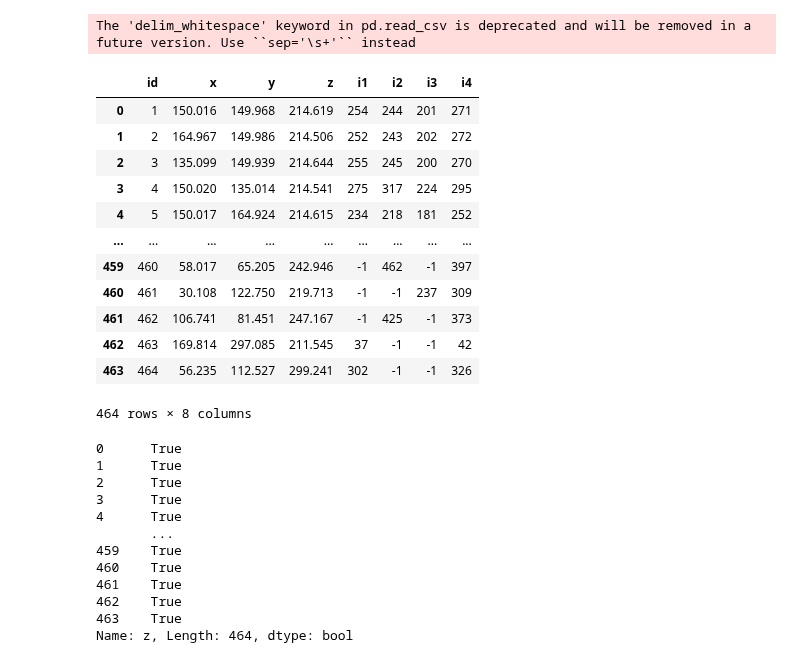
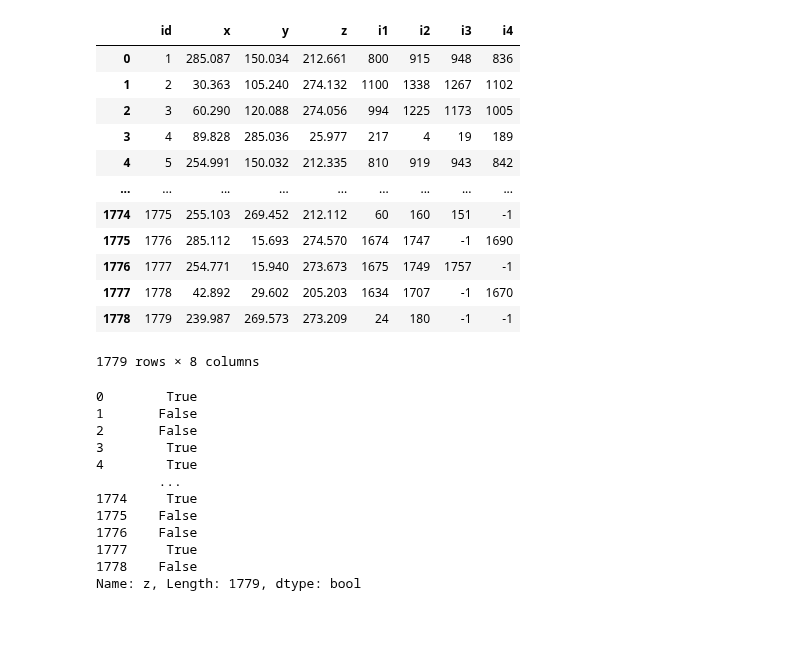
Before and after one commit to OpenPTV/proPTV_OpenPTV_MyPTV_comparison, a Jupyter notebook: OpenPTV_LineOfSight/visualize_each_plane.ipynb, the cells around one changed output. Drawn from its saved outputs; the diff is of its cells as text; code cells hidden in the pictures; blank space fills up the shorter version.

Commit message:
alex new calibration with all the points, but from GUI
need to create a notebook with the same approach

```diff
--- a/OpenPTV_LineOfSight/visualize_each_plane.ipynb
+++ b/OpenPTV_LineOfSight/visualize_each_plane.ipynb
@@ -2,39 +2,38 @@
 import pandas as pd
 import plotly.express as px
 # %%
-xyz = pd.read_csv('/home/user/Dropbox/Open_Pro_My_PTV/rbc300/alex_calibration/res/rt_is.123456789',delim_whitespace=True,skiprows=1,names=['id','x','y','z','i1','i2','i3','i4'])
+xyz = pd.read_csv('/home/user/Downloads/rbc300/res/rt_is.123456789',delim_whitespace=True,skiprows=1,names=['id','x','y','z','i1','i2','i3','i4'])
 xyz
 # %% [output]
+|  | id | x | y | z | i1 | i2 | i3 | i4 |
+| 0 | 1 | 285.087 | 150.034 | 212.661 | 800 | 915 | 948 | 836 |
+| 1 | 2 | 30.363 | 105.240 | 274.132 | 1100 | 1338 | 1267 | 1102 |
+| 2 | 3 | 60.290 | 120.088 | 274.056 | 994 | 1225 | 1173 | 1005 |
+| 3 | 4 | 89.828 | 285.036 | 25.977 | 217 | 4 | 19 | 189 |
+| 4 | 5 | 254.991 | 150.032 | 212.335 | 810 | 919 | 943 | 842 |
+| ... | ... | ... | ... | ... | ... | ... | ... | ... |
+| 1774 | 1775 | 255.103 | 269.452 | 212.112 | 60 | 160 | 151 | -1 |
+| 1775 | 1776 | 285.112 | 15.693 | 274.570 | 1674 | 1747 | -1 | 1690 |
+| 1776 | 1777 | 254.771 | 15.940 | 273.673 | 1675 | 1749 | 1757 | -1 |
+| 1777 | 1778 | 42.892 | 29.602 | 205.203 | 1634 | 1707 | -1 | 1670 |
+| 1778 | 1779 | 239.987 | 269.573 | 273.209 | 24 | 180 | -1 | -1 |
-The 'delim_whitespace' keyword in pd.read_csv is deprecated and will be removed in a future version. Use ``sep='\s+'`` instead
+1779 rows × 8 columns
-|  | id | x | y | z | i1 | i2 | i3 | i4 |
-| 0 | 1 | 150.016 | 149.968 | 214.619 | 254 | 244 | 201 | 271 |
-| 1 | 2 | 164.967 | 149.986 | 214.506 | 252 | 243 | 202 | 272 |
-| 2 | 3 | 135.099 | 149.939 | 214.644 | 255 | 245 | 200 | 270 |
-| 3 | 4 | 150.020 | 135.014 | 214.541 | 275 | 317 | 224 | 295 |
-| 4 | 5 | 150.017 | 164.924 | 214.615 | 234 | 218 | 181 | 252 |
-| ... | ... | ... | ... | ... | ... | ... | ... | ... |
-| 459 | 460 | 58.017 | 65.205 | 242.946 | -1 | 462 | -1 | 397 |
-| 460 | 461 | 30.108 | 122.750 | 219.713 | -1 | -1 | 237 | 309 |
-| 461 | 462 | 106.741 | 81.451 | 247.167 | -1 | 425 | -1 | 373 |
-| 462 | 463 | 169.814 | 297.085 | 211.545 | 37 | -1 | -1 | 42 |
-| 463 | 464 | 56.235 | 112.527 | 299.241 | 302 | -1 | -1 | 326 |
-464 rows × 8 columns
 # %%
 import numpy as np
 np.abs(xyz['z'] - 274) > 10
 # %% [output]
-0      True
-1      True
-2      True
-3      True
-4      True
-       ...
-459    True
-460    True
-461    True
-462    True
-463    True
-Name: z, Length: 464, dtype: bool
+0        True
+1       False
+2       False
+3        True
+4        True
+        ...
+1774     True
+1775    False
+1776    False
+1777     True
+1778    False
+Name: z, Length: 1779, dtype: bool
 # %%
 
 px.scatter_3d(x=xyz['x'], y=xyz['y'], z=xyz['z'], color=xyz['id']).show()
```
Also changed, not shown: parts of 1 cell of this notebook, 16 other files.
